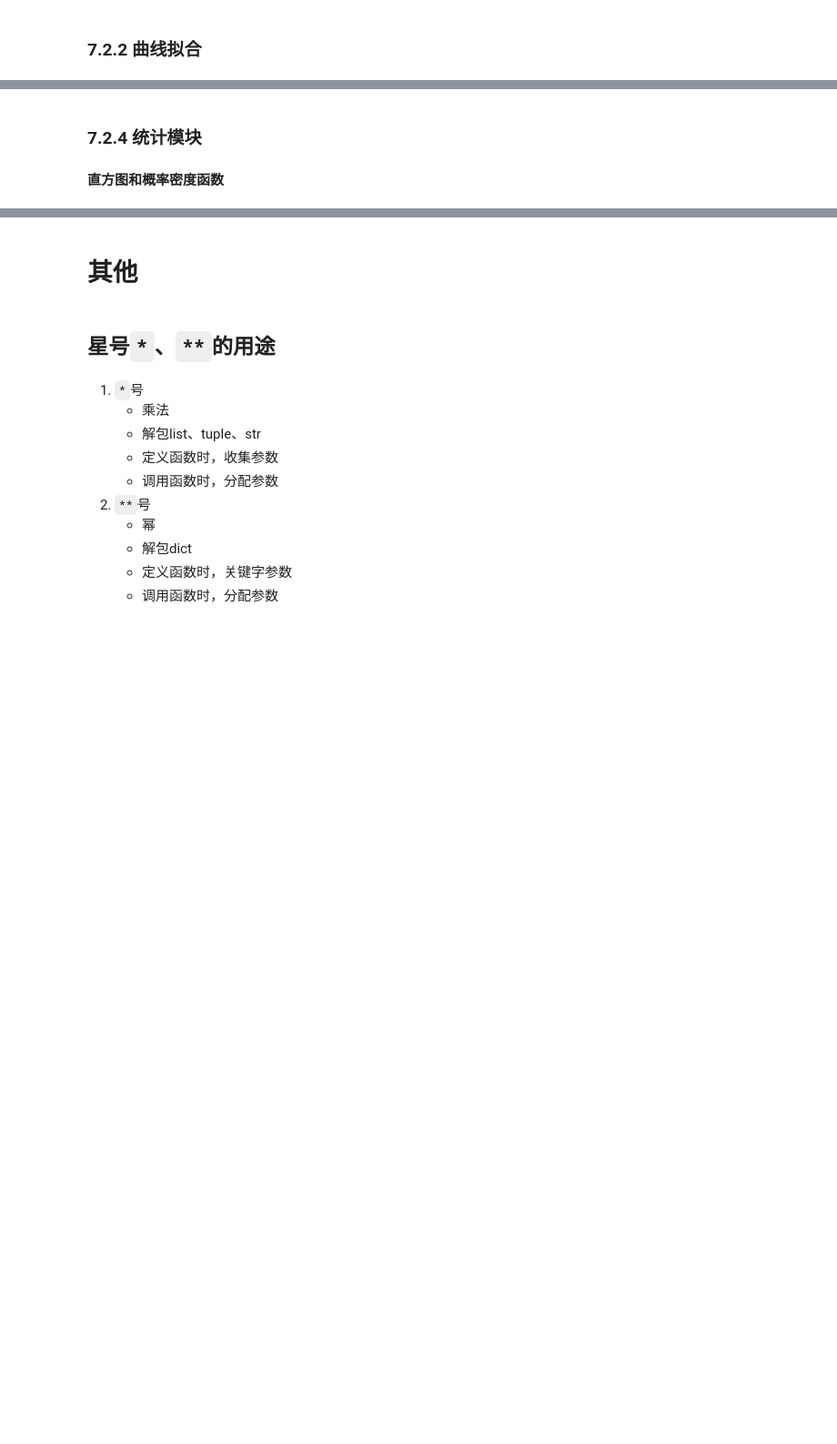
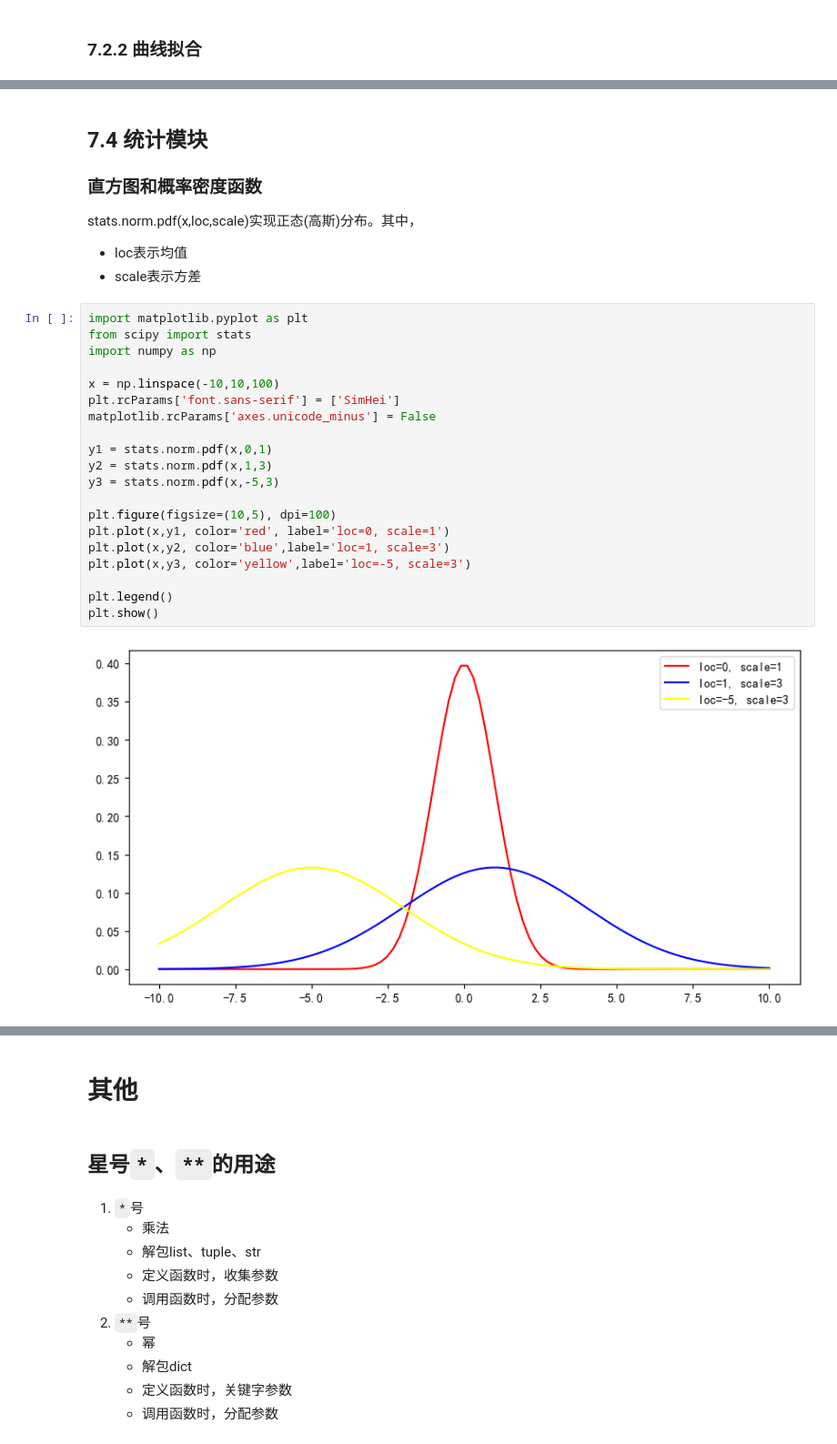
Before and after one commit to aisuandebowen/pyReview, a Jupyter notebook: pyStu.ipynb, the cells around one changed output, grey strips where cells are left out. Shown at 91% size. Cells and saved outputs as stored; diff of their text form; blank space fills up the shorter version.

```diff
--- a/pyStu.ipynb
+++ b/pyStu.ipynb
@@ -1605,3 +1603,29 @@ array([[-0.16363636, -0.03636364,  0.50909091],
 # %% [markdown]
-### 7.2.4 统计模块
-#### 直方图和概率密度函数
+## 7.4 统计模块
+### 直方图和概率密度函数
+
+stats.norm.pdf(x,loc,scale)实现正态(高斯)分布。其中，
++ loc表示均值
++ scale表示方差
+# %%
+import matplotlib.pyplot as plt
+from scipy import stats
+import numpy as np
+
+x = np.linspace(-10,10,100)
+plt.rcParams['font.sans-serif'] = ['SimHei']
+matplotlib.rcParams['axes.unicode_minus'] = False
+
+y1 = stats.norm.pdf(x,0,1)
+y2 = stats.norm.pdf(x,1,3)
+y3 = stats.norm.pdf(x,-5,3)
+
+plt.figure(figsize=(10,5), dpi=100)
+plt.plot(x,y1, color='red', label='loc=0, scale=1')
+plt.plot(x,y2, color='blue',label='loc=1, scale=3')
+plt.plot(x,y3, color='yellow',label='loc=-5, scale=3')
+
+plt.legend()
+plt.show()
+# %% [output]
+[figure, added]
```
Also changed, not shown: parts of 22 cells of this notebook.
